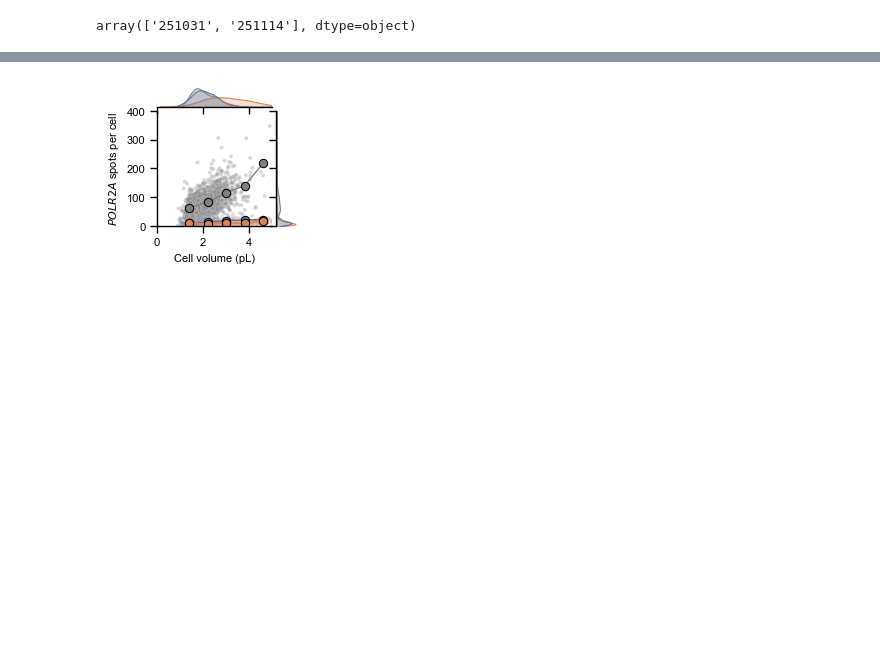
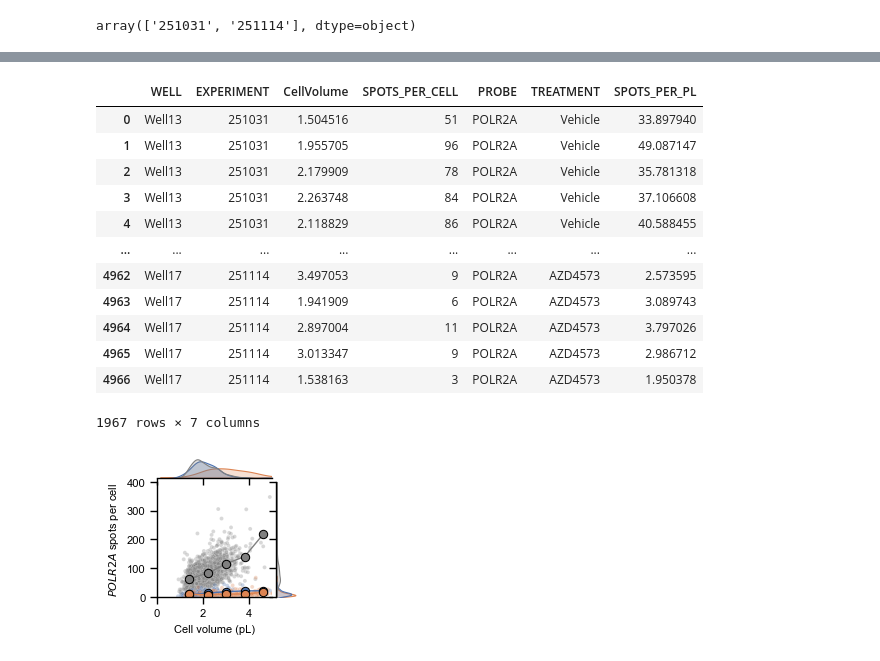
Before and after one commit to berrygroup/publications, a Jupyter notebook: 2026_POLR2A_homeostasis/Imaging/NikonSpinningDisk/mACmChPOLR2A_smFISH/smFISH_CB6644_AZD4573_triptolide.ipynb, the cells around one changed output, grey strips where cells are left out. Saved outputs shown, nothing was run; the diff lists cells and outputs as text; code cells hidden in the pictures; blank space fills up the shorter version.

```diff
--- a/2026_POLR2A_homeostasis/Imaging/NikonSpinningDisk/mACmChPOLR2A_smFISH/smFISH_CB6644_AZD4573_triptolide.ipynb
+++ b/2026_POLR2A_homeostasis/Imaging/NikonSpinningDisk/mACmChPOLR2A_smFISH/smFISH_CB6644_AZD4573_triptolide.ipynb
@@ -817,0 +886,16 @@ array(['251031', '251114'], dtype=object)
+# %%
+POLR2A_Plot
+# %% [output]
+|  | WELL | EXPERIMENT | CellVolume | SPOTS_PER_CELL | PROBE | TREATMENT | SPOTS_PER_PL |
+| 0 | Well13 | 251031 | 1.504516 | 51 | POLR2A | Vehicle | 33.897940 |
+| 1 | Well13 | 251031 | 1.955705 | 96 | POLR2A | Vehicle | 49.087147 |
+| 2 | Well13 | 251031 | 2.179909 | 78 | POLR2A | Vehicle | 35.781318 |
+| 3 | Well13 | 251031 | 2.263748 | 84 | POLR2A | Vehicle | 37.106608 |
+| 4 | Well13 | 251031 | 2.118829 | 86 | POLR2A | Vehicle | 40.588455 |
+| ... | ... | ... | ... | ... | ... | ... | ... |
+| 4962 | Well17 | 251114 | 3.497053 | 9 | POLR2A | AZD4573 | 2.573595 |
+| 4963 | Well17 | 251114 | 1.941909 | 6 | POLR2A | AZD4573 | 3.089743 |
+| 4964 | Well17 | 251114 | 2.897004 | 11 | POLR2A | AZD4573 | 3.797026 |
+| 4965 | Well17 | 251114 | 3.013347 | 9 | POLR2A | AZD4573 | 2.986712 |
+| 4966 | Well17 | 251114 | 1.538163 | 3 | POLR2A | AZD4573 | 1.950378 |
+1967 rows × 7 columns
```
Also changed, not shown: parts of 13 cells of this notebook, 7 other files.
